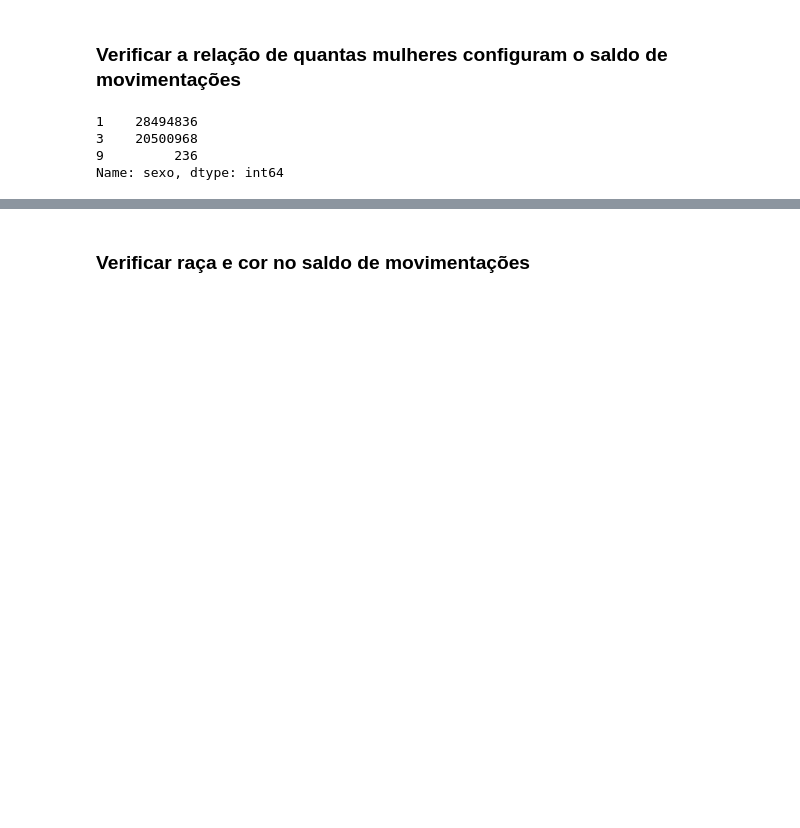
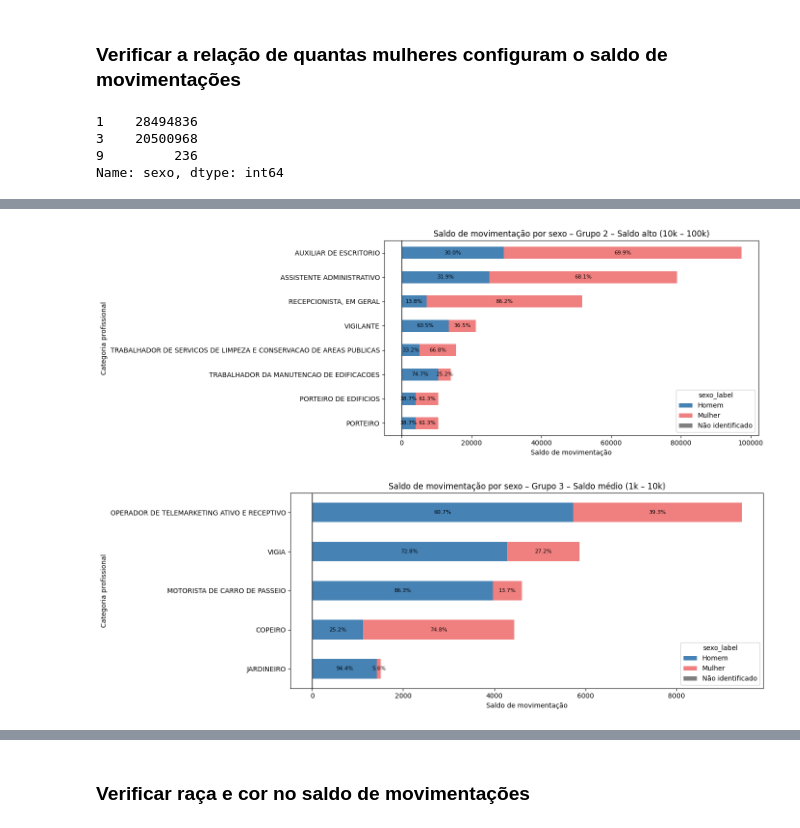
Before and after one commit to lab-dados-seges/dados-terceirizados, a Jupyter notebook: analises/saldo_caged.ipynb, the cells around one changed output, grey strips where cells are left out. Cells and saved outputs as stored; diff of their text form; code cells hidden in the pictures; blank space fills up the shorter version.

```diff
--- a/analises/saldo_caged.ipynb
+++ b/analises/saldo_caged.ipynb
@@ -357,0 +330,66 @@ for grupo, dados in grupos_restantes.groupby("faixa_saldo"):
+# %%
+# Filtra Grupo 2 e 3
+grupos_intermediarios = saldo_por_sexo[saldo_por_sexo["faixa_saldo"].isin([
+    "Grupo 2 – Saldo alto (10k – 100k)",
+    "Grupo 3 – Saldo médio (1k – 10k)"
+])]
+
+# Loop por grupo (Grupo 2 e 3)
+for grupo, dados in grupos_intermediarios.groupby("faixa_saldo"):
+
+    pivot_grupo = dados.pivot_table(
+        index="categoria_profissional",
+        columns="sexo_label",
+        values="saldo",
+        aggfunc="sum",
+        fill_value=0
+    )
+
+    pivot_grupo = pivot_grupo.loc[pivot_grupo.sum(axis=1).sort_values().index]
+    pivot_grupo = pivot_grupo.select_dtypes(include=["number"])
+
+    cores_usadas = [cores_sexo.get(col, "gray") for col in pivot_grupo.columns]
+    altura = max(5, len(pivot_grupo) * 0.6)
+
+    ax = pivot_grupo.plot(
+        kind="barh",
+        stacked=True,
+        figsize=(14, altura),
+        color=cores_usadas
+    )
+
+    plt.axvline(x=0, color="black", linewidth=1)
+    plt.title(f"Saldo de movimentação por sexo – {grupo}")
+    plt.xlabel("Saldo de movimentação")
+    plt.ylabel("Categoria profissional")
+
+    for i, (idx, row) in enumerate(pivot_grupo.iterrows()):
+        total = row.abs().sum()
+        xpos = 0
+        for sexo in pivot_grupo.columns:
+            valor = row[sexo]
+            if valor == 0 or pd.isna(valor):
+                xpos += valor
+                continue
+            pct = (abs(valor) / total) * 100 if total != 0 else 0
+            text_x = xpos + valor / 2
+            if pct >= 1:
+                ax.text(
+                    text_x,
+                    i,
+                    f"{pct:.1f}%",
+                    ha="center",
+                    va="center",
+                    fontsize=8,
+                    color="black"
+                )
+            xpos += valor
+
+
+    plt.tight_layout()
+    # Caminho e nome do arquivo
+    #plt.savefig(f"./graficos/saldo_genero_{grupo}.png", dpi=300)  # Salva em alta resolução
+    plt.show()
+# %% [output]
+[figure, added]
+[figure, added]
```
Also changed, not shown: parts of 3 cells of this notebook, 5 other files.
